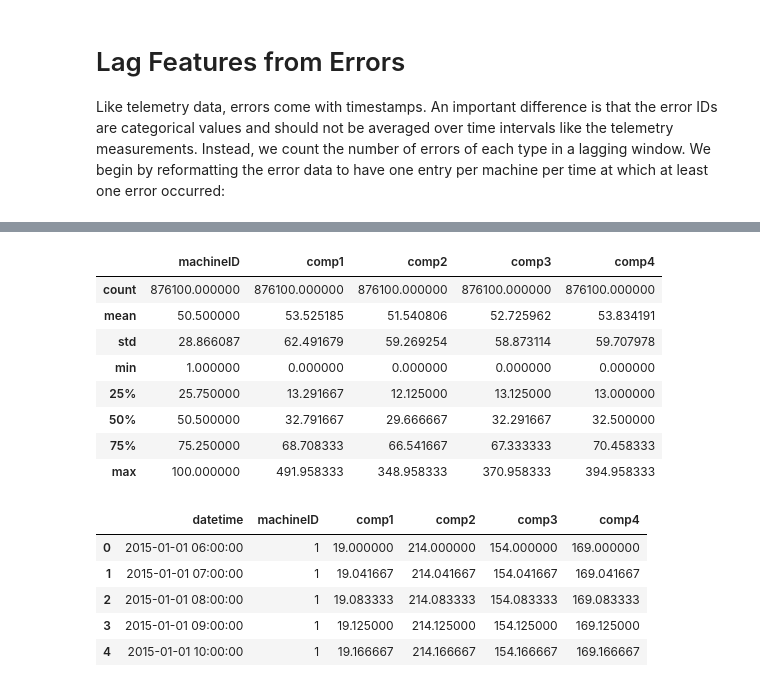
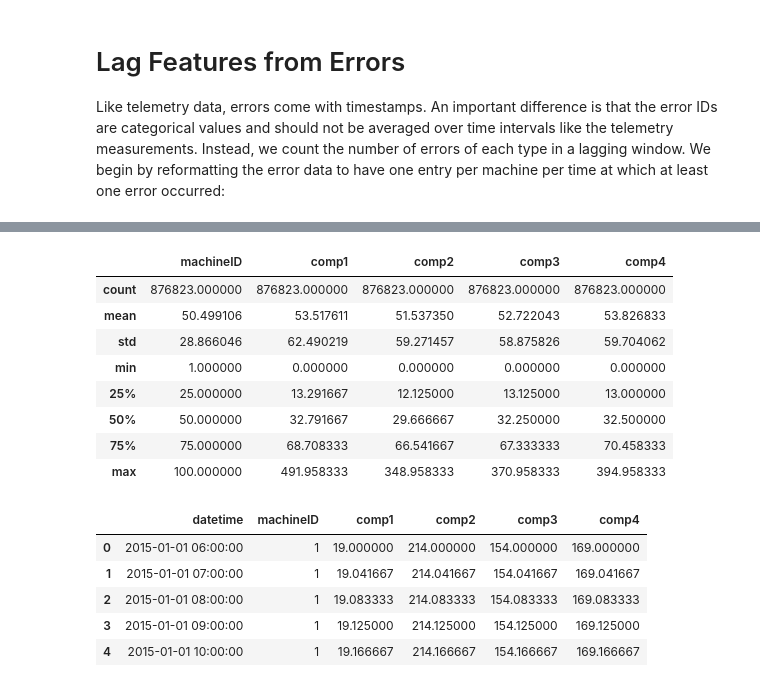
Before and after one commit to TahsinPavel/Machine-Learning-Model-for-Predictive-Maintenance-, a Jupyter notebook: Predictive Maintenance .ipynb, the cells around one changed output, grey strips where cells are left out. Saved outputs shown, nothing was run; the diff lists cells and outputs as text; code cells hidden in the pictures.

```diff
--- a/Predictive Maintenance .ipynb
+++ b/Predictive Maintenance .ipynb
@@ -400,44 +369,37 @@ error_count.head()
 # %%
 import numpy as np
 
-# create a column for each error type
 comp_rep = pd.get_dummies(maint.set_index('datetime')).reset_index()
-comp_rep.columns = ['datetime', 'machineID', 'comp1', 'comp2', 'comp3', 'comp4']
+comp_rep.columns = ['datetime', 'machineID',
+                    'comp1', 'comp2', 'comp3', 'comp4']
 
-# combine repairs for a given machine in a given hour
-comp_rep = comp_rep.groupby(['machineID', 'datetime']).sum().reset_index()
-
-# add timepoints where no components were replaced
 comp_rep = telemetry[['datetime', 'machineID']].merge(comp_rep,
-                                                      on=['datetime', 'machineID'],
+                                                      on=['datetime',
+                                                          'machineID'],
                                                       how='outer').fillna(0).sort_values(by=['machineID', 'datetime'])
 
 components = ['comp1', 'comp2', 'comp3', 'comp4']
 for comp in components:
-    # convert indicator to most recent date of component change
     comp_rep.loc[comp_rep[comp] < 1, comp] = None
-    comp_rep.loc[-comp_rep[comp].isnull(), comp] = comp_rep.loc[-comp_rep[comp].isnull(), 'datetime']
-
-    # forward-fill the most-recent date of component change
+    comp_rep.loc[-comp_rep[comp].isnull(),
+                 comp] = comp_rep.loc[-comp_rep[comp].isnull(), 'datetime']
     comp_rep[comp] = comp_rep[comp].fillna(method='ffill')
 
-# remove dates in 2014 (may have NaN or future component change dates)
 comp_rep = comp_rep.loc[comp_rep['datetime'] > pd.to_datetime('2015-01-01')]
 
-# replace dates of most recent component change with days since most recent component change
 for comp in components:
-    comp_rep[comp] = (comp_rep['datetime'] - comp_rep[comp]) / np.timedelta64(1, 'D')
+    comp_rep[comp] = (comp_rep["datetime"] - pd.to_datetime(comp_rep[comp])) / np.timedelta64(1, "D")
 
 comp_rep.describe()
 # %% [output]
 |  | machineID | comp1 | comp2 | comp3 | comp4 |
-| count | 876100.000000 | 876100.000000 | 876100.000000 | 876100.000000 | 876100.000000 |
-| mean | 50.500000 | 53.525185 | 51.540806 | 52.725962 | 53.834191 |
-| std | 28.866087 | 62.491679 | 59.269254 | 58.873114 | 59.707978 |
+| count | 876823.000000 | 876823.000000 | 876823.000000 | 876823.000000 | 876823.000000 |
+| mean | 50.499106 | 53.517611 | 51.537350 | 52.722043 | 53.826833 |
+| std | 28.866046 | 62.490219 | 59.271457 | 58.875826 | 59.704062 |
 | min | 1.000000 | 0.000000 | 0.000000 | 0.000000 | 0.000000 |
-| 25% | 25.750000 | 13.291667 | 12.125000 | 13.125000 | 13.000000 |
-| 50% | 50.500000 | 32.791667 | 29.666667 | 32.291667 | 32.500000 |
-| 75% | 75.250000 | 68.708333 | 66.541667 | 67.333333 | 70.458333 |
+| 25% | 25.000000 | 13.291667 | 12.125000 | 13.125000 | 13.000000 |
+| 50% | 50.000000 | 32.791667 | 29.666667 | 32.250000 | 32.500000 |
+| 75% | 75.000000 | 68.708333 | 66.541667 | 67.333333 | 70.458333 |
 | max | 100.000000 | 491.958333 | 348.958333 | 370.958333 | 394.958333 |
 # %%
 comp_rep.head()
```
Also changed, not shown: parts of 12 cells of this notebook.
